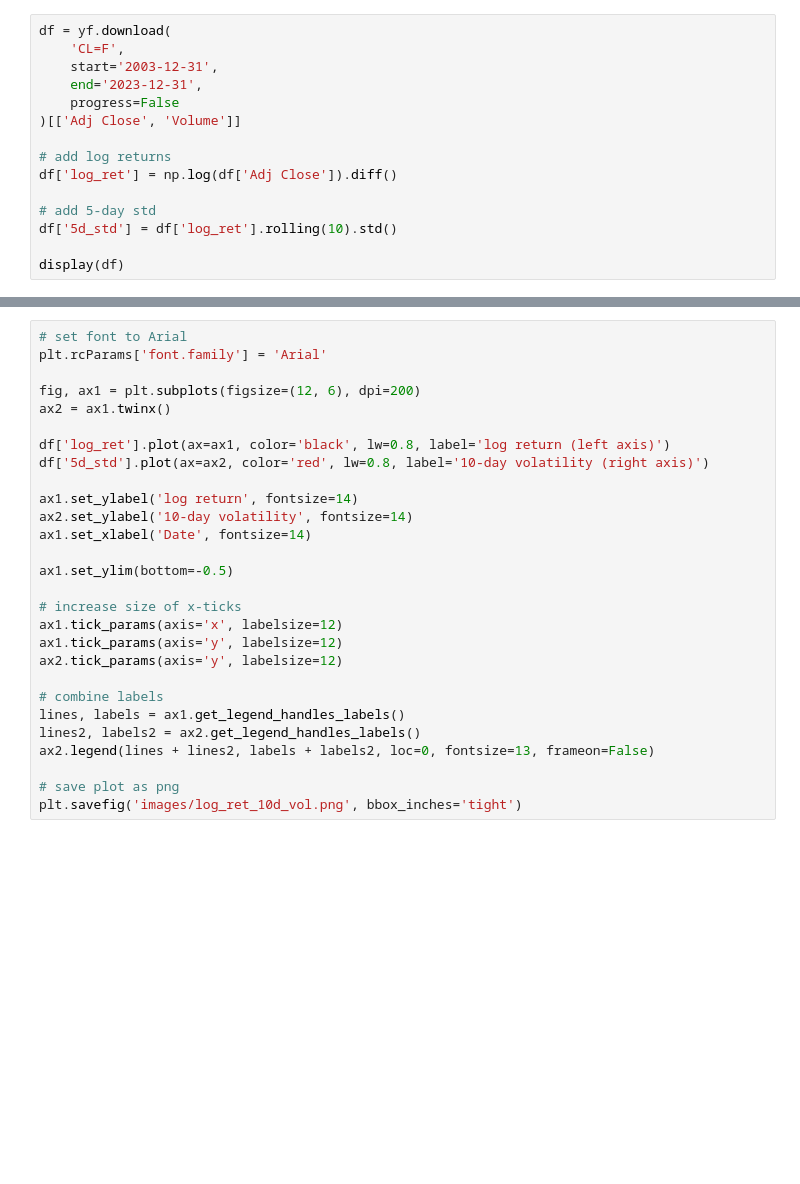
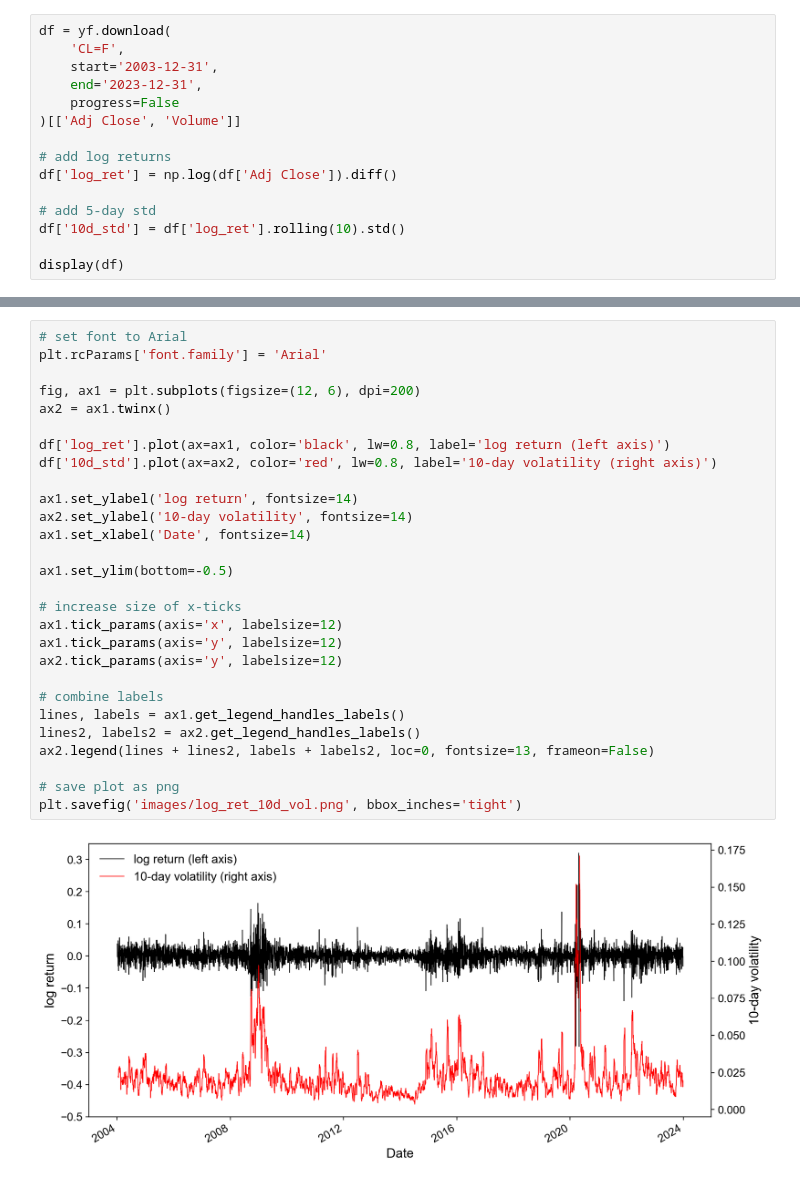
Before and after one commit to jonedamas/master_thesis, a Jupyter notebook: src/Plotting/price_data_plotting.ipynb, the cells around one changed output, grey strips where cells are left out. Drawn from its saved outputs; the diff is of its cells as text; blank space fills up the shorter version.

Commit message:
updtae plotting tools

```diff
--- a/src/Plotting/price_data_plotting.ipynb
+++ b/src/Plotting/price_data_plotting.ipynb
@@ -20,6 +22,6 @@ df = yf.download(
 df['log_ret'] = np.log(df['Adj Close']).diff()
 
 # add 5-day std
-df['5d_std'] = df['log_ret'].rolling(10).std()
+df['10d_std'] = df['log_ret'].rolling(10).std()
 
 display(df)
@@ -26,28 +45,30 @@ display(df)
 # %%
 # set font to Arial
 plt.rcParams['font.family'] = 'Arial'
 
 fig, ax1 = plt.subplots(figsize=(12, 6), dpi=200)
 ax2 = ax1.twinx()
 
 df['log_ret'].plot(ax=ax1, color='black', lw=0.8, label='log return (left axis)')
-df['5d_std'].plot(ax=ax2, color='red', lw=0.8, label='10-day volatility (right axis)')
+df['10d_std'].plot(ax=ax2, color='red', lw=0.8, label='10-day volatility (right axis)')
 
 ax1.set_ylabel('log return', fontsize=14)
 ax2.set_ylabel('10-day volatility', fontsize=14)
 ax1.set_xlabel('Date', fontsize=14)
 
 ax1.set_ylim(bottom=-0.5)
 
 # increase size of x-ticks
 ax1.tick_params(axis='x', labelsize=12)
 ax1.tick_params(axis='y', labelsize=12)
 ax2.tick_params(axis='y', labelsize=12)
 
 # combine labels
 lines, labels = ax1.get_legend_handles_labels()
 lines2, labels2 = ax2.get_legend_handles_labels()
 ax2.legend(lines + lines2, labels + labels2, loc=0, fontsize=13, frameon=False)
 
 # save plot as png
 plt.savefig('images/log_ret_10d_vol.png', bbox_inches='tight')
+# %% [output]
+[figure, added]
```
Also changed, not shown: parts of 5 cells of this notebook, 2 other files.
